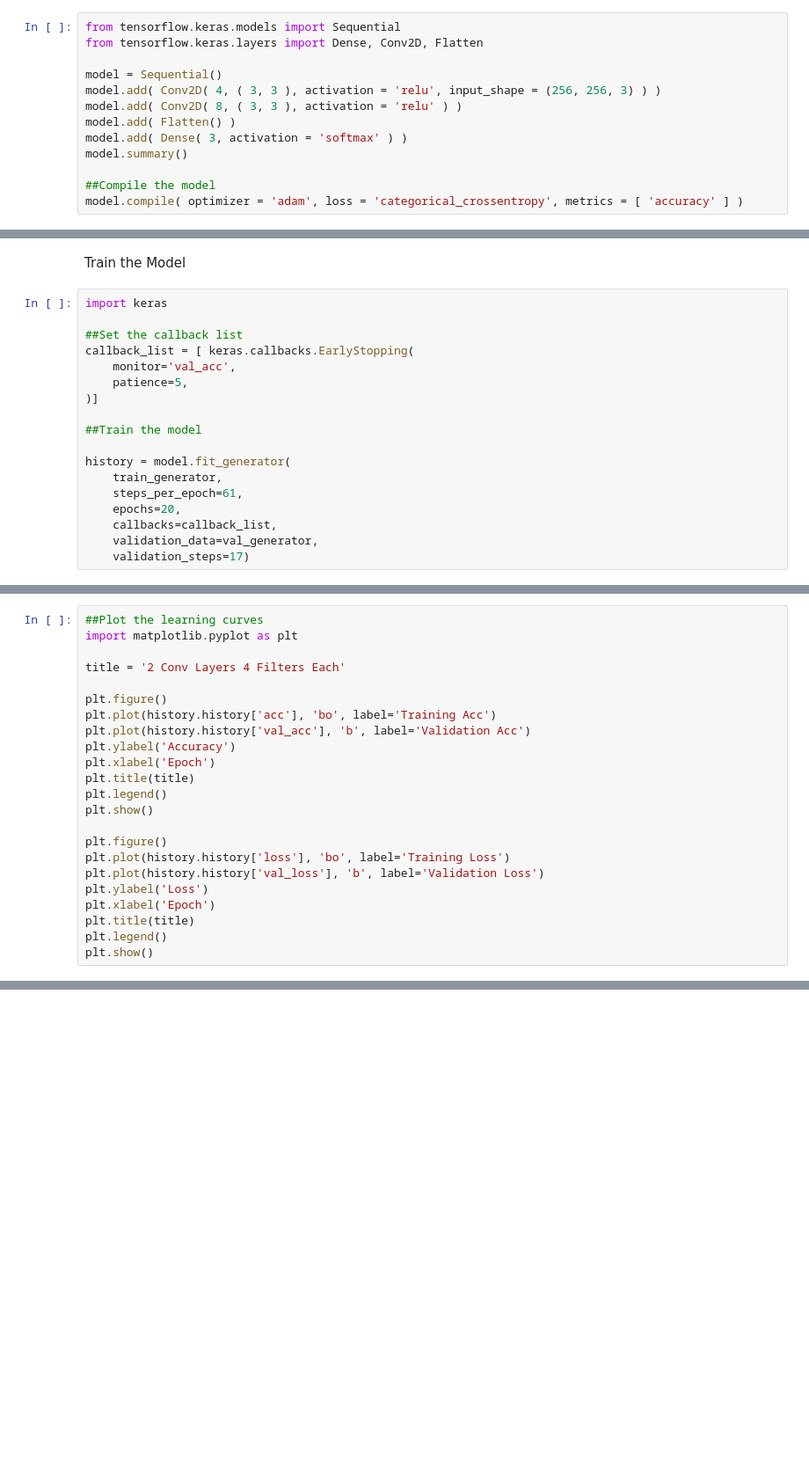
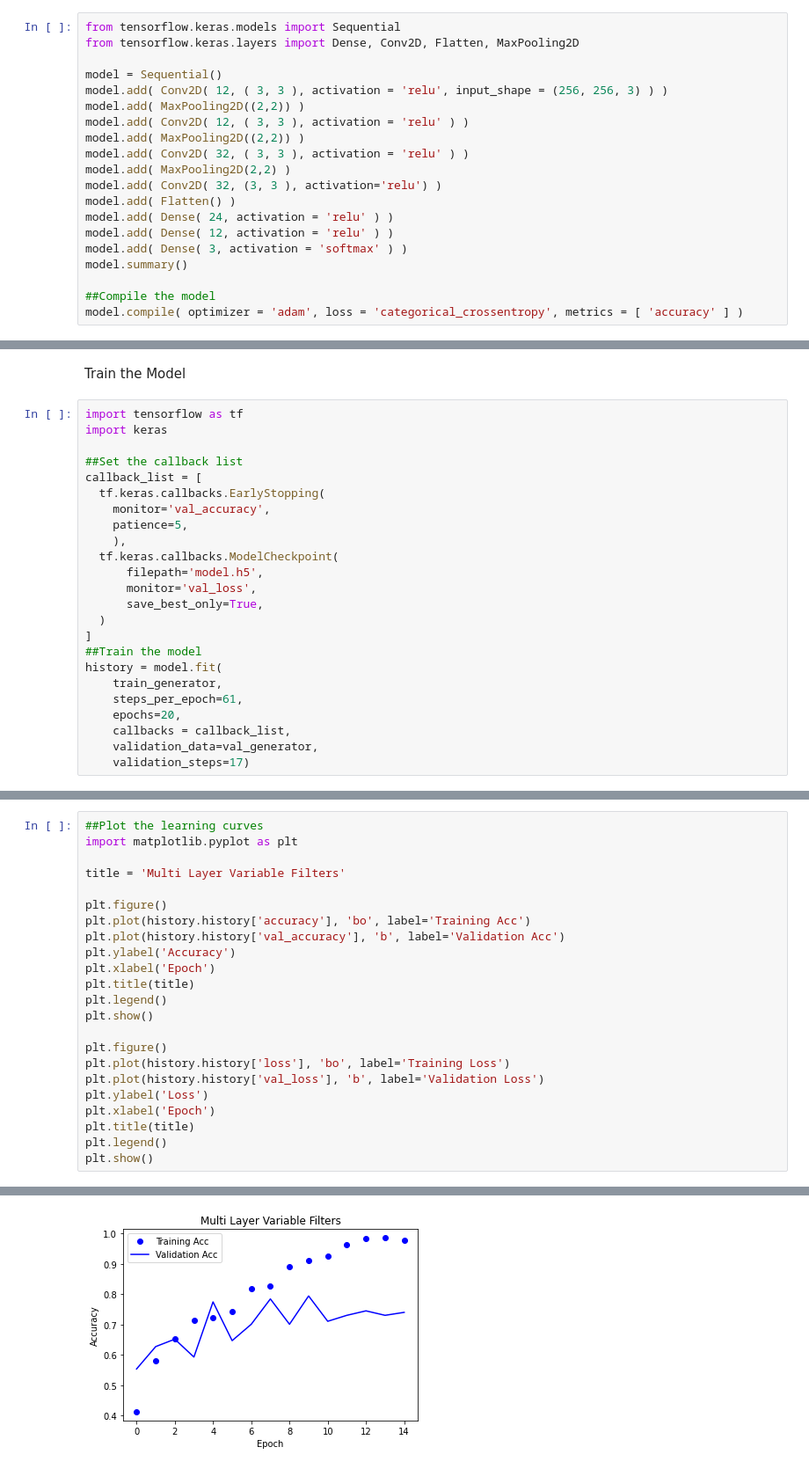
Before and after one commit to mykon23/DL-2020Project, a Jupyter notebook: Equus4.ipynb, the cells around one changed output, grey strips where cells are left out. Shown at 88% size. Cells and saved outputs as stored; diff of their text form; blank space fills up the shorter version.

Commit message:
Acquire Baseline Model

```diff
--- a/Equus4.ipynb
+++ b/Equus4.ipynb
@@ -169,12 +190,19 @@ Found 204 images belonging to 3 classes.
 Found 230 images belonging to 3 classes.
 # %%
 from tensorflow.keras.models import Sequential
-from tensorflow.keras.layers import Dense, Conv2D, Flatten
+from tensorflow.keras.layers import Dense, Conv2D, Flatten, MaxPooling2D
 
 model = Sequential()
-model.add( Conv2D( 4, ( 3, 3 ), activation = 'relu', input_shape = (256, 256, 3) ) )
-model.add( Conv2D( 8, ( 3, 3 ), activation = 'relu' ) )
+model.add( Conv2D( 12, ( 3, 3 ), activation = 'relu', input_shape = (256, 256, 3) ) )
+model.add( MaxPooling2D((2,2)) )
+model.add( Conv2D( 12, ( 3, 3 ), activation = 'relu' ) )
+model.add( MaxPooling2D((2,2)) )
+model.add( Conv2D( 32, ( 3, 3 ), activation = 'relu' ) )
+model.add( MaxPooling2D(2,2) )
+model.add( Conv2D( 32, (3, 3 ), activation='relu') )
 model.add( Flatten() )
+model.add( Dense( 24, activation = 'relu' ) )
+model.add( Dense( 12, activation = 'relu' ) )
 model.add( Dense( 3, activation = 'softmax' ) )
 model.summary()
 
@@ -200,21 +229,27 @@ _________________________________________________________________
 # %% [markdown]
 Train the Model
 # %%
+import tensorflow as tf
 import keras
 
 ##Set the callback list
-callback_list = [ keras.callbacks.EarlyStopping(
-    monitor='val_acc',
+callback_list = [
+  tf.keras.callbacks.EarlyStopping(
+    monitor='val_accuracy',
     patience=5,
-)]
-
+    ),
+  tf.keras.callbacks.ModelCheckpoint(
+      filepath='model.h5',
+      monitor='val_loss',
+      save_best_only=True,
+  )
+]
 ##Train the model
-
-history = model.fit_generator(
+history = model.fit(
     train_generator,
     steps_per_epoch=61,
     epochs=20,
-    callbacks=callback_list,
+    callbacks = callback_list,
     validation_data=val_generator,
     validation_steps=17)
 # %% [output]
@@ -228,11 +274,11 @@ KeyboardInterrupt: ignored
 ##Plot the learning curves
 import matplotlib.pyplot as plt
 
-title = '2 Conv Layers 4 Filters Each'
+title = 'Multi Layer Variable Filters'
 
 plt.figure()
-plt.plot(history.history['acc'], 'bo', label='Training Acc')
-plt.plot(history.history['val_acc'], 'b', label='Validation Acc')
+plt.plot(history.history['accuracy'], 'bo', label='Training Acc')
+plt.plot(history.history['val_accuracy'], 'b', label='Validation Acc')
 plt.ylabel('Accuracy')
 plt.xlabel('Epoch')
 plt.title(title)
@@ -252,0 +297 @@ NameError: ignored
+[figure, added]
```
Also changed, not shown: parts of 10 cells of this notebook.
